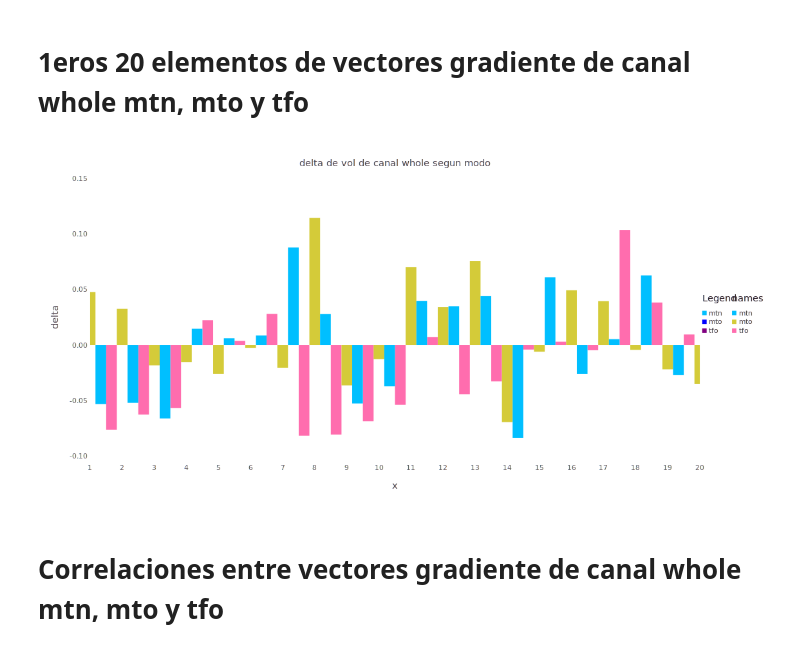
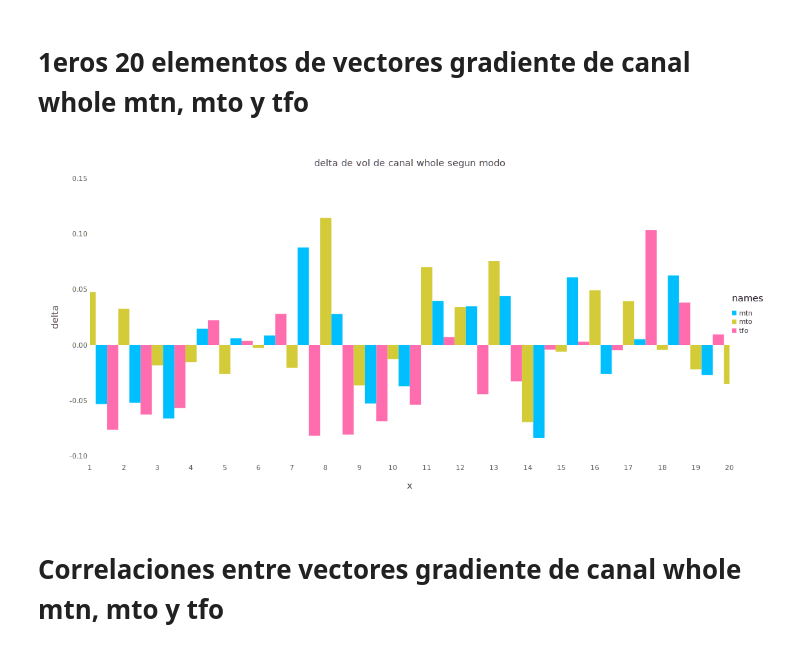
Before and after one commit to pgbarletta/hemo, a Jupyter notebook: src/newana_check.ipynb, the cells around one changed output. Drawn from its saved outputs; the diff is of its cells as text; code cells hidden in the pictures.

```diff
--- a/src/newana_check.ipynb
+++ b/src/newana_check.ipynb
@@ -56,25 +56,25 @@ while loading In[8], in expression starting on line 2
 # %%
 # Junto los 1eros 20 de c/u
 all_gdte_whole_dd3 = [mtn_gdte_whole_dd3_ext[1:20]; mto_gdte_whole_dd3[1:20]; tfo_gdte_whole_dd3_ext[1:20]]
 # Armo el eje 'X'
 equis = [rep([range(1, 1, 20)], 3)];
 # Armo las labels p/ después poder separar las barras
 names_column = [rep(["mtn"], [20]); rep(["mto"], [20]); rep(["tfo"], [20])]
 # Junto todo en un dataframe
 df_all_gdte_whole_dd3 = DataFrame(delta = all_gdte_whole_dd3, names = names_column, x = equis);
 
 # Plotteo el dataframe
 pdf_gdte_whole = plot(df_all_gdte_whole_dd3,
 x="x", y = "delta", color = "names",
 Geom.bar(position=:dodge),
-Guide.manual_color_key("Legend", ["mtn", "mto", "tfo"],
-["deepskyblue", "blue", "purple"]),
+#Guide.manual_color_key("Legend", ["mtn", "mto", "tfo"],
+#["deepskyblue", "blue", "purple"]),
 Guide.Title("delta de vol de canal whole segun modo"),
 Coord.Cartesian(xmin=1, xmax=20),
 Scale.x_discrete, Theme(line_width=8pt, bar_spacing=0pt, grid_line_width=0pt),
 Guide.xticks(ticks = collect(1:1:20), orientation=:horizontal))
 # %% [output]
-[figure, old version]
+[figure, new version]
 # %% [markdown]
 # Correlaciones entre vectores gradiente de canal whole mtn, mto y tfo
 # %%
```
Also changed, not shown: 27 other files.
